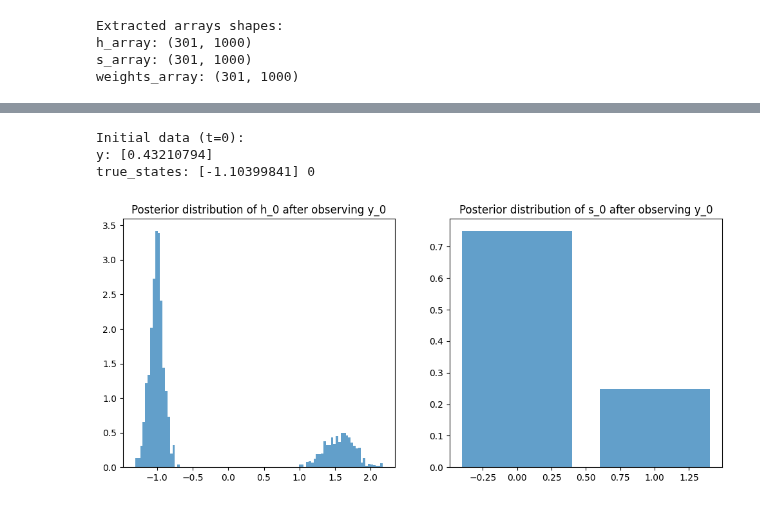
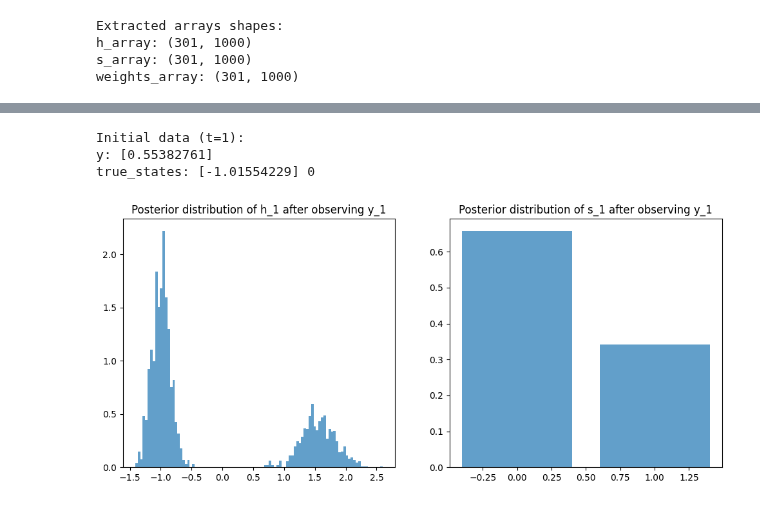
Before and after one commit to vitolev/mssv-smc, a Jupyter notebook: notebooks/02_bootstrap_pf.ipynb, the cells around one changed output, grey strips where cells are left out. Cells and saved outputs as stored; diff of their text form; code cells hidden in the pictures.

```diff
--- a/notebooks/02_bootstrap_pf.ipynb
+++ b/notebooks/02_bootstrap_pf.ipynb
@@ -22,7 +22,7 @@ from src.filters.smc.resampling import systematic_resampling
 from src.data_generation.simulate_data import simulate_data
 # %%
 # Set random seed for reproducibility
-rng = np.random.default_rng(42)
+rng = np.random.default_rng(123)
 
 # True parameters
 theta = MSSVModelParams(
@@ -47,7 +51,7 @@ history = pf.run(y, theta)
 h_true = np.array([state.h_t for state in true_states])
 s_true = np.array([np.argmax(state.s_t) for state in true_states])
 
-T = len(history)
+T = len(history) - 1  # -1 because history includes initial step t=0
 N = len(history[0][1])
 K = len(theta.mu)  # number of regimes
 
@@ -123,9 +127,9 @@ def mean_median(values, weights):
     return mean, median
 # %%
 # Extract particles and weights as arrays
-h_array = np.array([ history[t][0].h_t for t in range(T) ])  # shape (T, N)
-s_array = np.array([np.argmax(history[t][0].s_t, axis=1) for t in range(T)])  # shape (T, N)
-weights_array = np.array([ history[t][1] for t in range(T) ])                 # shape (T, N)
+h_array = np.array([ history[t][0].h_t for t in range(0, T+1) ])  # shape (T+1, N)
+s_array = np.array([np.argmax(history[t][0].s_t, axis=1) for t in range(0, T+1)])  # shape (T+1, N)
+weights_array = np.array([ history[t][1] for t in range(0, T+1) ])                 # shape (T+1, N)
 
 print("Extracted arrays shapes:")
 print("h_array:", h_array.shape)
@@ -206,27 +222,27 @@ plt.show()
 # %%
-# Let's look at the data at t=0
-print("Initial data (t=0):")
+# Let's look at the data at t=1
+print("Initial data (t=1):")
 print("y:", y[0])
 print("true_states:", true_states[0].h_t, np.argmax(true_states[0].s_t))
 # %% [output]
-Initial data (t=0):
-y: [0.43210794]
-true_states: [-1.10399841] 0
+Initial data (t=1):
+y: [0.55382761]
+true_states: [-1.01554229] 0
 # %%
 # Now let's see how our belief is updated after observing the first data point y[0]
-# So we are looking at the distribution p(x_0 | y_0)
-h_0_particles = h_array[0]
-s_0_particles = s_array[0]
-weights_0 = weights_array[0]
+# So we are looking at the distribution p(x_1 | y_1)
+h_1_particles = h_array[1]
+s_1_particles = s_array[1]
+weights_1 = weights_array[1]
 
-# Plot weighted histogram of h_0
+# Plot weighted histogram of h_1
 plt.figure(figsize=(12, 5))
 plt.subplot(1, 2, 1)
-plt.hist(h_0_particles, bins=100, weights=weights_0, density=True, alpha=0.7)
-plt.title("Posterior distribution of h_0 after observing y_0")
+plt.hist(h_1_particles, bins=100, weights=weights_1, density=True, alpha=0.7)
+plt.title("Posterior distribution of h_1 after observing y_1")
 plt.subplot(1, 2, 2)
-plt.hist(s_0_particles, bins=np.arange(-0.5, K+0.5, 1), weights=weights_0, density=True, alpha=0.7, rwidth=0.8)
-plt.title("Posterior distribution of s_0 after observing y_0")
+plt.hist(s_1_particles, bins=np.arange(-0.5, K+0.5, 1), weights=weights_1, density=True, alpha=0.7, rwidth=0.8)
+plt.title("Posterior distribution of s_1 after observing y_1")
 plt.show()
 # %% [output]
-[figure, old version]
+[figure, new version]
```
Also changed, not shown: parts of 15 cells of this notebook, 7 other files.
